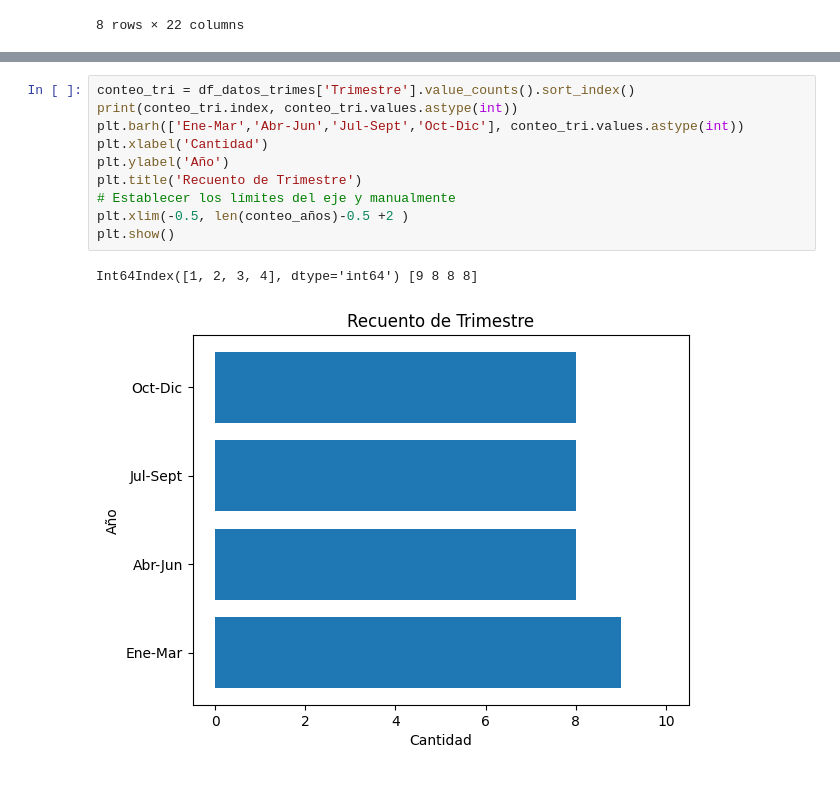
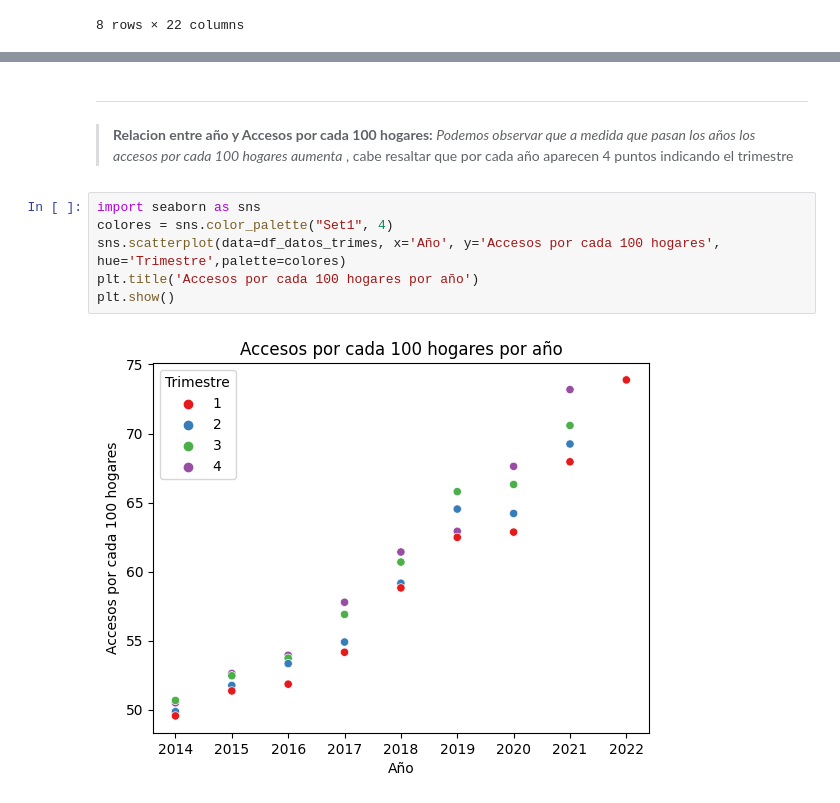
Before and after one commit to juanjolopez28/Proyectos, a Jupyter notebook: Proyecto_Henry02/EDA.ipynb, the cells around one changed output, grey strips where cells are left out. Cells and saved outputs as stored; diff of their text form.

```diff
--- a/Proyecto_Henry02/EDA.ipynb
+++ b/Proyecto_Henry02/EDA.ipynb
@@ -70,13 +90,13 @@ plt.show()
-# %%
-conteo_tri = df_datos_trimes['Trimestre'].value_counts().sort_index()
-print(conteo_tri.index, conteo_tri.values.astype(int))
-plt.barh(['Ene-Mar','Abr-Jun','Jul-Sept','Oct-Dic'], conteo_tri.values.astype(int))
-plt.xlabel('Cantidad')
-plt.ylabel('Año')
-plt.title('Recuento de Trimestre')
-# Establecer los límites del eje y manualmente
-plt.xlim(-0.5, len(conteo_años)-0.5 +2 )
-plt.show()
-# %% [output]
-Int64Index([1, 2, 3, 4], dtype='int64') [9 8 8 8]
-[figure, removed]
+# %% [markdown]
+---
+# %% [markdown]
+> **Relacion entre año y Accesos por cada 100 hogares:** *Podemos observar que a medida que pasan los años los accesos por cada 100 hogares
+> aumenta* , cabe resaltar que por cada año aparecen 4 puntos indicando el trimestre
+# %%
+import seaborn as sns
+colores = sns.color_palette("Set1", 4)
+sns.scatterplot(data=df_datos_trimes, x='Año', y='Accesos por cada 100 hogares', hue='Trimestre',palette=colores)
+plt.title('Accesos por cada 100 hogares por año')
+plt.show()
+# %% [output]
+[figure, added]
```
Also changed, not shown: parts of 16 cells of this notebook.
